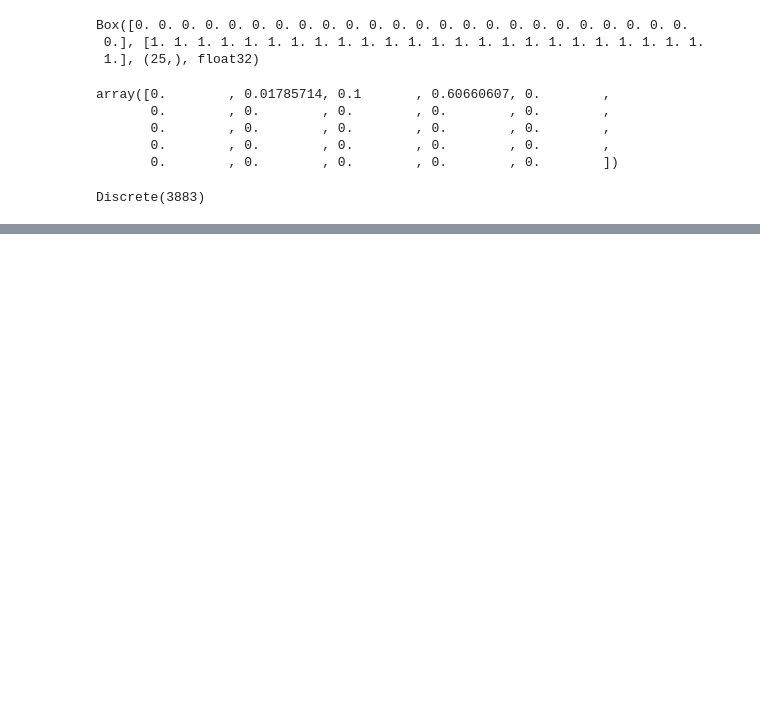
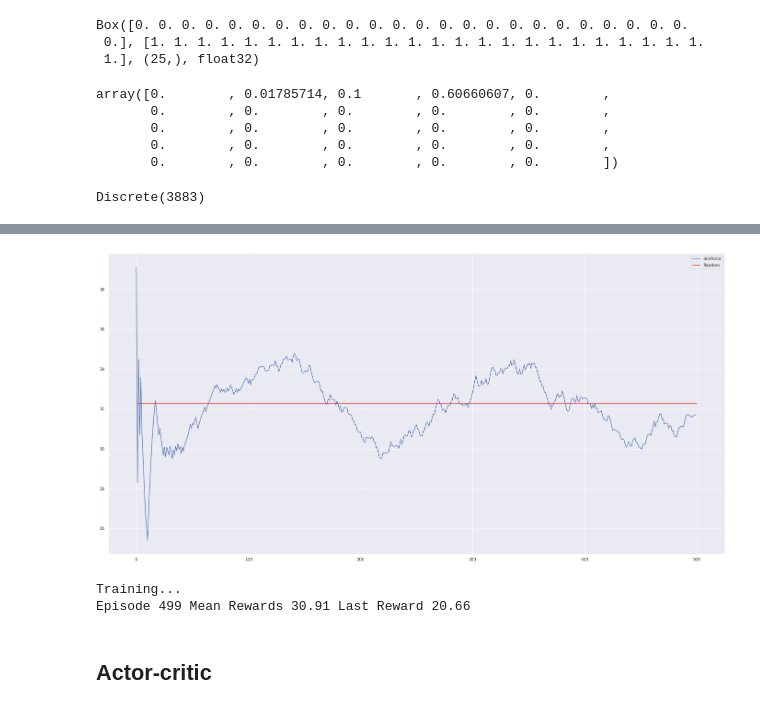
Before and after one commit to zkid18/ml-fairness-gym-recism, a Jupyter notebook: notebook.ipynb, the cells around one changed output, grey strips where cells are left out. Drawn from its saved outputs; the diff is of its cells as text; code cells hidden in the pictures; blank space fills up the shorter version.

```diff
--- a/notebook.ipynb
+++ b/notebook.ipynb
@@ -70,0 +130,9 @@ from agents.recommenders.recsys.rl.reinforce import ReinforceAgent
+# %%
+reinforce_seed_stats = []
+for seed in seeds:
+    print(seed)
+    manager = MovieLensFairnessManager(slate_size=1)
+    reinforce_agent_stats = LearningStatistics()
+    reinforce_agent = ReinforceAgent(3883, state.size, [128,128])
+    manager.train(reinforce_agent, reinforce_agent_stats, max_episodes=500, should_print=True)
+    reinforce_seed_stats.append(reinforce_agent_stats)
@@ -70,0 +147,21 @@ from agents.recommenders.recsys.rl.reinforce import ReinforceAgent
+# %%
+reinforce_moving_avg = np.array([stat.moving_rewards for stat in reinforce_seed_stats])
+reinforce_moving_avg_high = np.percentile(reinforce_moving_avg, 95, axis=0)
+reinforce_moving_avg_mean = np.percentile(reinforce_moving_avg, 50, axis=0)
+reinforce_moving_avg_low = np.percentile(reinforce_moving_avg, 5, axis=0)
+# %%
+fig, ax = plt.subplots()
+fig.set_figheight(12)
+fig.set_figwidth(24)
+# ax.plot(dqn_moving_avg_low, color='b', alpha=.8)
+ax.plot(reinforce_moving_avg_mean, label='reinforce')
+ax.hlines(random_agent_stat_mean, xmin=0, xmax=len(seed_stats), label='Random', colors='red')
+plt.legend()
+plt.show()
+# %% [output]
+[figure, added]
+# %%
+manager.train(reinforce_agent, stats, max_episodes=500, should_print=True)
+# %% [output]
+Training...
+Episode 499 Mean Rewards 30.91 Last Reward 20.66
@@ -70,0 +170,2 @@ from agents.recommenders.recsys.rl.reinforce import ReinforceAgent
+# %% [markdown]
+## Actor-critic
```
Also changed, not shown: parts of 29 cells of this notebook, 4 other files.
